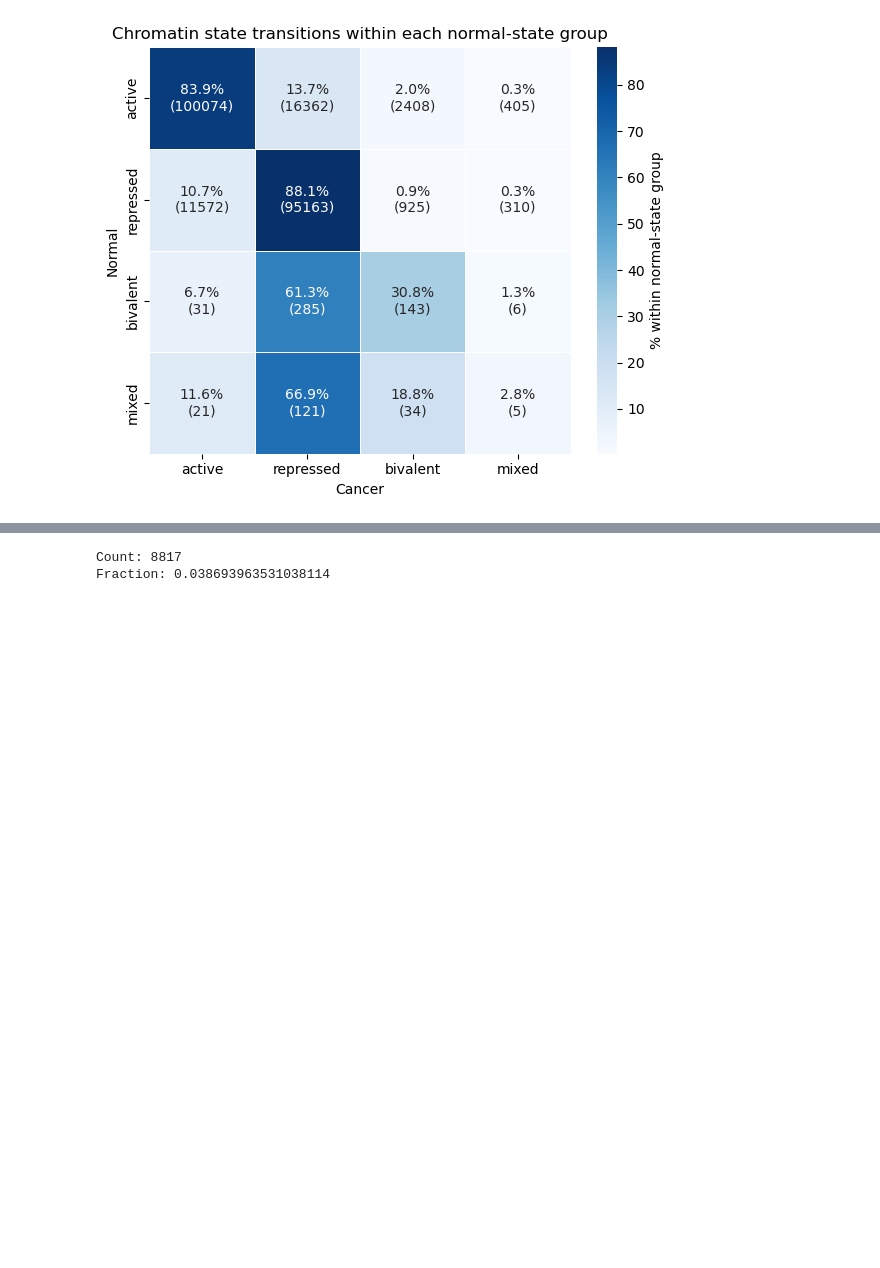
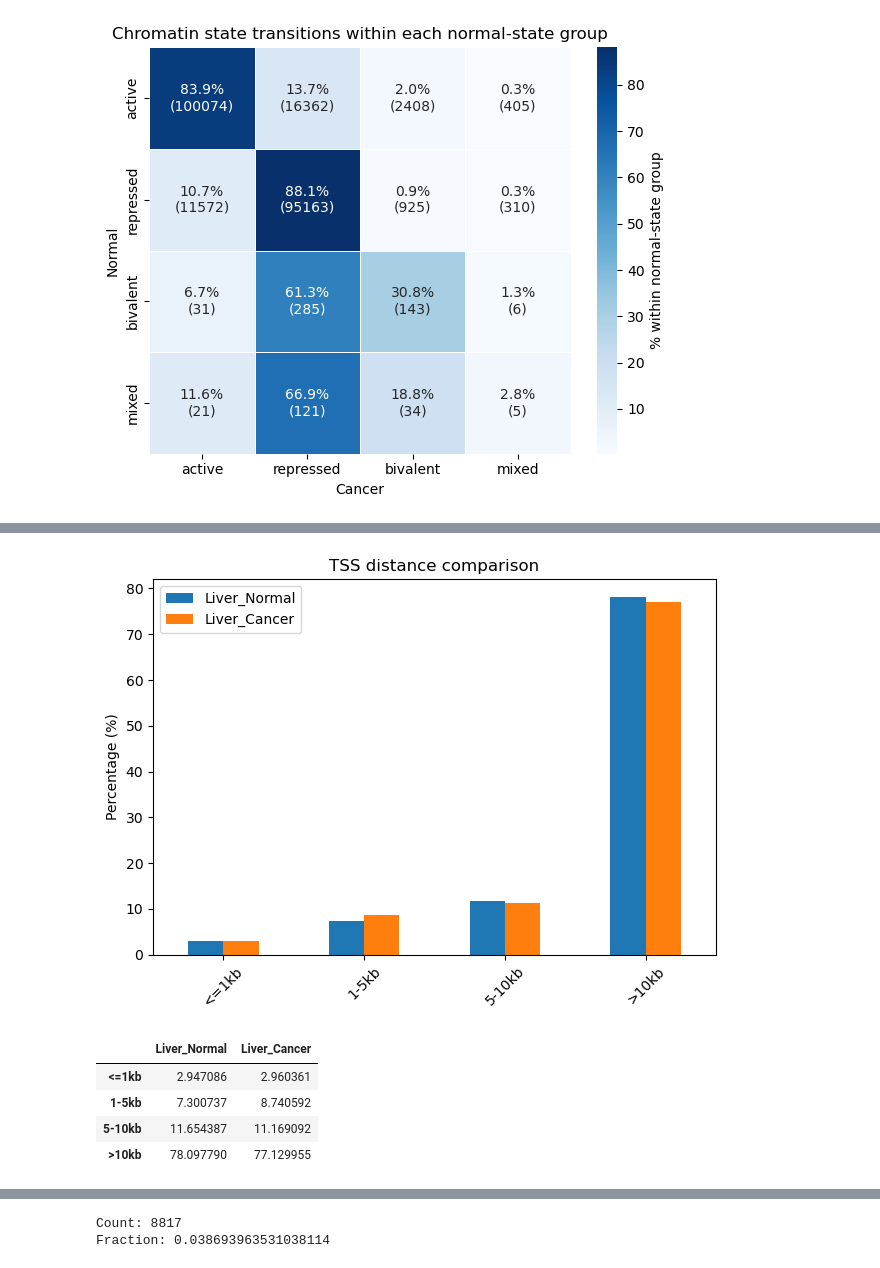
Before and after one commit to caocao0525/HERV, a Jupyter notebook: herv_util_test.ipynb, the cells around one changed output, grey strips where cells are left out. Drawn from its saved outputs; the diff is of its cells as text; code cells hidden in the pictures; blank space fills up the shorter version.

```diff
--- a/herv_util_test.ipynb
+++ b/herv_util_test.ipynb
@@ -613,0 +794,9 @@ mat_row_pct_liver = plot_transition_heatmap_by_row_with_counts(df_merged)
+# %%
+# Cancer-cell bivalent-associated LTRs (Liver)
+biv_cancer_annot = annotate_bivalent_ltrs_with_nearest_tss(
+    df_merged,
+    gene_df,
+    bivalent_col="biv_cancer",
+    threshold=0.2,
+    gene_name_col="gene_name"
+)
@@ -613,0 +916,40 @@ mat_row_pct_liver = plot_transition_heatmap_by_row_with_counts(df_merged)
+# %%
+def plot_tss_distance_compare(df1, df2, label1="Normal", label2="Cancer"):
+    import pandas as pd
+    import matplotlib.pyplot as plt
+
+    def get_bins(df):
+        d = df["tss_distance"]
+        return pd.Series({
+            "<=1kb": (d <= 1000).mean(),
+            "1-5kb": ((d > 1000) & (d <= 5000)).mean(),
+            "5-10kb": ((d > 5000) & (d <= 10000)).mean(),
+            ">10kb": (d > 10000).mean()
+        })
+
+    s1 = get_bins(df1)
+    s2 = get_bins(df2)
+
+    df_plot = pd.DataFrame({
+        label1: s1 * 100,
+        label2: s2 * 100
+    })
+
+    df_plot.plot(kind="bar")
+
+    plt.ylabel("Percentage (%)")
+    plt.title("TSS distance comparison")
+    plt.xticks(rotation=45)
+    plt.tight_layout()
+    plt.show()
+
+    return df_plot
+# %%
+plot_tss_distance_compare(biv_normal_annot, biv_cancer_annot, label1="Liver_Normal", label2="Liver_Cancer")
+# %% [output]
+[figure, added]
+|  | Liver_Normal | Liver_Cancer |
+| <=1kb | 2.947086 | 2.960361 |
+| 1-5kb | 7.300737 | 8.740592 |
+| 5-10kb | 11.654387 | 11.169092 |
+| >10kb | 78.097790 | 77.129955 |
```
Also changed, not shown: parts of 20 cells of this notebook.
